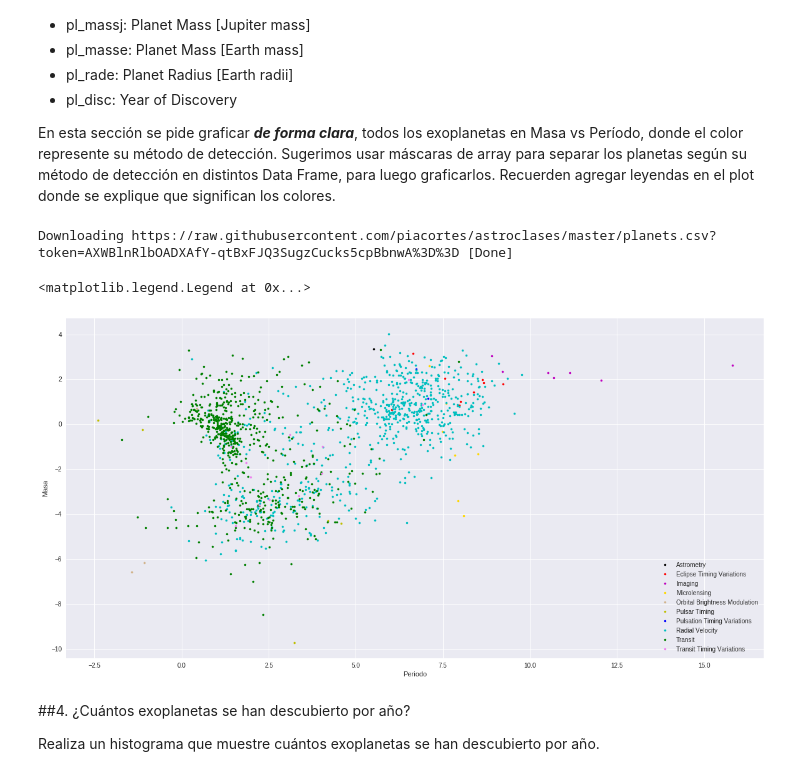
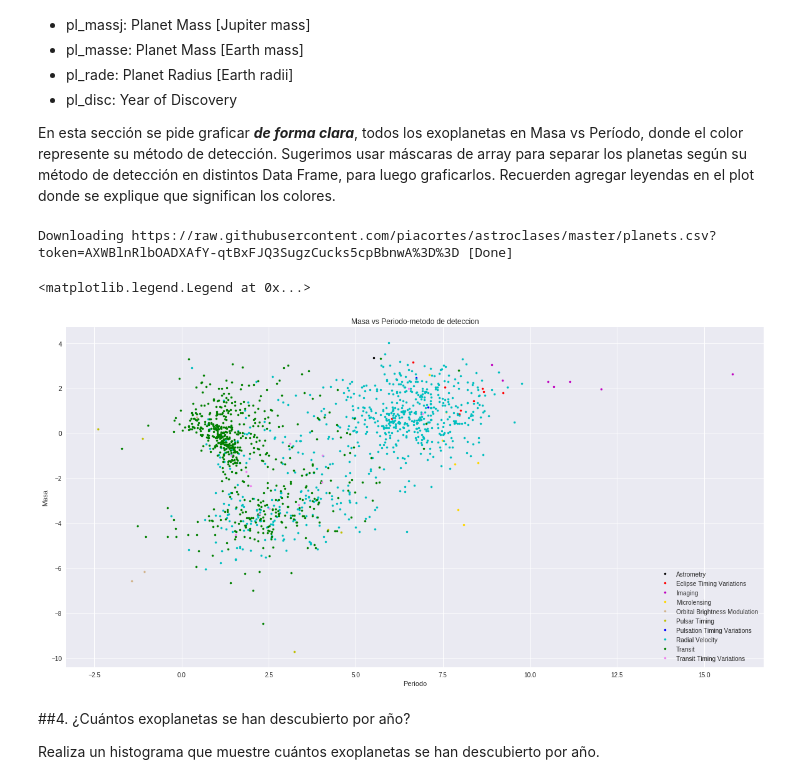
Before and after one commit to diegocorderoa/minitarea3, a Jupyter notebook: minitarea3.ipynb, the cells around one changed output. Saved outputs shown, nothing was run; the diff lists cells and outputs as text; code cells hidden in the pictures.

```diff
--- a/minitarea3.ipynb
+++ b/minitarea3.ipynb
@@ -190,35 +190,35 @@ import pandas as pd
 archivo = download_file('https://raw.githubusercontent.com/piacortes/astroclases/master/planets.csv?token=AXWBlnRlbOADXAfY-qtBxFJQ3SugzCucks5cpBbnwA%3D%3D')
 planetas = pd.read_csv(archivo, comment="#")
 a = planetas[planetas['pl_discmethod']=='Astrometry']
 b = planetas[planetas['pl_discmethod']=='Eclipse Timing Variations']
 c = planetas[planetas['pl_discmethod']=='Imaging']
 d = planetas[planetas['pl_discmethod']=='Microlensing']
 e = planetas[planetas['pl_discmethod']=='Orbital Brightness Modulation']
 f = planetas[planetas['pl_discmethod']=='Pulsar Timing']
 g = planetas[planetas['pl_discmethod']=='Pulsation Timing Variations']
 h = planetas[planetas['pl_discmethod']=='Radial Velocity']
 i = planetas[planetas['pl_discmethod']=='Transit']
 j = planetas[planetas['pl_discmethod']=='Transit Timing Variations']
 # Graficar plot
 plt.figure(figsize=(20,10))
-
+plt.title('Masa vs Periodo-metodo de deteccion')
 plt.xlabel("Periodo")
 plt.ylabel("Masa")
 plt.plot(np.log(a["pl_orbper"]),np.log(a["pl_bmassj"]), ".", color='k', label='Astrometry')
 plt.plot(np.log(b["pl_orbper"]),np.log(b["pl_bmassj"]), ".", color='r',label='Eclipse Timing Variations')
 plt.plot(np.log(c["pl_orbper"]),np.log(c["pl_bmassj"]), ".", color='m',label='Imaging')
 plt.plot(np.log(d["pl_orbper"]),np.log(d["pl_bmassj"]), ".", color='gold',label='Microlensing')
 plt.plot(np.log(e["pl_orbper"]),np.log(e["pl_bmassj"]), ".", color='tan',label='Orbital Brightness Modulation')
 plt.plot(np.log(f["pl_orbper"]),np.log(f["pl_bmassj"]), ".", color='y',label='Pulsar Timing')
 plt.plot(np.log(g["pl_orbper"]),np.log(g["pl_bmassj"]), ".", color='b',label='Pulsation Timing Variations')
 plt.plot(np.log(h["pl_orbper"]),np.log(h["pl_bmassj"]), ".", color='c',label='Radial Velocity')
 plt.plot(np.log(i["pl_orbper"]),np.log(i["pl_bmassj"]), ".", color='g',label='Transit')
 plt.plot(np.log(j["pl_orbper"]),np.log(j["pl_bmassj"]), ".", color='violet',label='Transit Timing Variations')
 plt.legend()
 # %% [output]
 Downloading https://raw.githubusercontent.com/piacortes/astroclases/master/planets.csv?token=AXWBlnRlbOADXAfY-qtBxFJQ3SugzCucks5cpBbnwA%3D%3D [Done]
 <matplotlib.legend.Legend at 0x...>
-[figure, old version]
+[figure, new version]
 # %% [markdown]
 ##4. ¿Cuántos exoplanetas se han descubierto por año?
 
```
Also changed, not shown: parts of 2 cells of this notebook.
